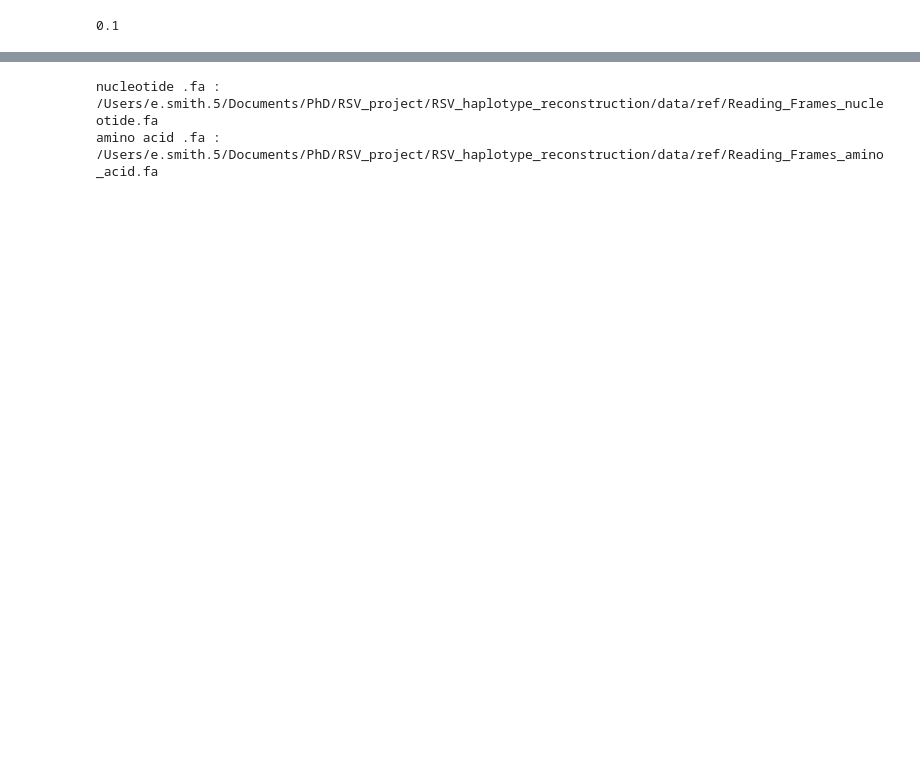
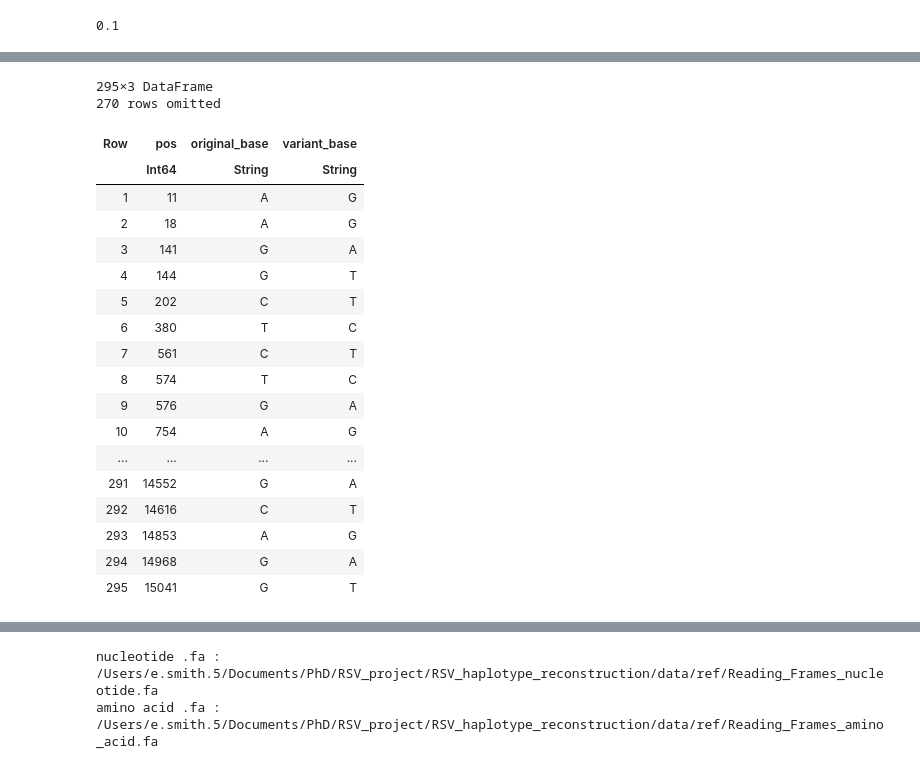
Before and after one commit to ewanwsmith/RSV_haplotype_reconstruction, a Jupyter notebook: src/variants.ipynb, the cells around one changed output, grey strips where cells are left out. Cells and saved outputs as stored; diff of their text form; code cells hidden in the pictures; blank space fills up the shorter version.

Commit message:
change read_out_file() to work with single_locus_trajectories.out

```diff
--- a/src/variants.ipynb
+++ b/src/variants.ipynb
@@ -5,5 +5,5 @@ put full path to Variants.out file, full path to reference .dat file, desired co
 # %%
-variant_path = "/Users/e.smith.5/Documents/PhD/RSV_project/RSV_haplotype_reconstruction/data/Variants9.out"
+variant_path = "/Users/e.smith.5/Documents/PhD/RSV_project/RSV_haplotype_reconstruction/data/Single_locus_trajectories05.out"
 
 ref_dat_path = "/Users/e.smith.5/Documents/PhD/RSV_project/RSV_haplotype_reconstruction/data/ref/Reading_Frames.dat"
 
@@ -12,17 +12,3 @@ coverage_threshold = 0
 minimum_frequency = 0.1
 # %% [output]
 0.1
-# %%
-# read in .out files to a dataframe
-
-using DelimitedFiles
-using DataFrames
-
-function read_out_file(filename::AbstractString; delim::Char=' ')
-    data = readdlm(filename, delim, Int)
-    col_names = [:pos, :A, :C, :G, :T, :n]
-    df = DataFrame(data, col_names)
-    return df
-end
-
-out = read_out_file(variant_path)
@@ -174,3 +15,64 @@ variants = call_muts(variants)
+# %%
+# read variants file into a dataframe
+using DataFrames
+
+# Define the function to read the .out file
+function read_out_file(filepath::String)
+    # Initialize an empty DataFrame
+    df = DataFrame(pos = Int[], original_base = String[], variant_base = String[])
+
+    # Open the file and process each line
+    open(filepath, "r") do file
+        for line in eachline(file)
+            # Remove any leading/trailing whitespace
+            stripped_line = strip(line)
+
+            # Continue only if the line is not empty
+            if !isempty(stripped_line)
+                # Split the line into parts, typically space-delimited
+                parts = split(stripped_line)
+
+                # Ensure there are enough parts to avoid index errors
+                if length(parts) < 3
+                    continue  # Skip this line if it doesn't have enough parts
+                end
+
+                # Extract the position, original base, and variant base
+                pos = parse(Int, parts[1])
+                original_base = parts[2]  # Should be a single character string
+                variant_base = parts[3]   # Should be a single character string
+
+                # Append to the DataFrame
+                push!(df, (pos, original_base, variant_base))
+            end
+        end
+    end
+
+    return df
+end
+
+read_out_file(variant_path)
+# %% [output]
+295×3 DataFrame
+270 rows omitted
+| Row | pos | original_base | variant_base |
+|  | Int64 | String | String |
+| 1 | 11 | A | G |
+| 2 | 18 | A | G |
+| 3 | 141 | G | A |
+| 4 | 144 | G | T |
+| 5 | 202 | C | T |
+| 6 | 380 | T | C |
+| 7 | 561 | C | T |
+| 8 | 574 | T | C |
+| 9 | 576 | G | A |
+| 10 | 754 | A | G |
+| ... | ... | ... | ... |
+| 291 | 14552 | G | A |
+| 292 | 14616 | C | T |
+| 293 | 14853 | A | G |
+| 294 | 14968 | G | A |
+| 295 | 15041 | G | T |
 # %%
 # try using AoG for plotting inside Julia
 using AlgebraOfGraphics, CairoMakie
```
Also changed, not shown: parts of 5 cells of this notebook.
